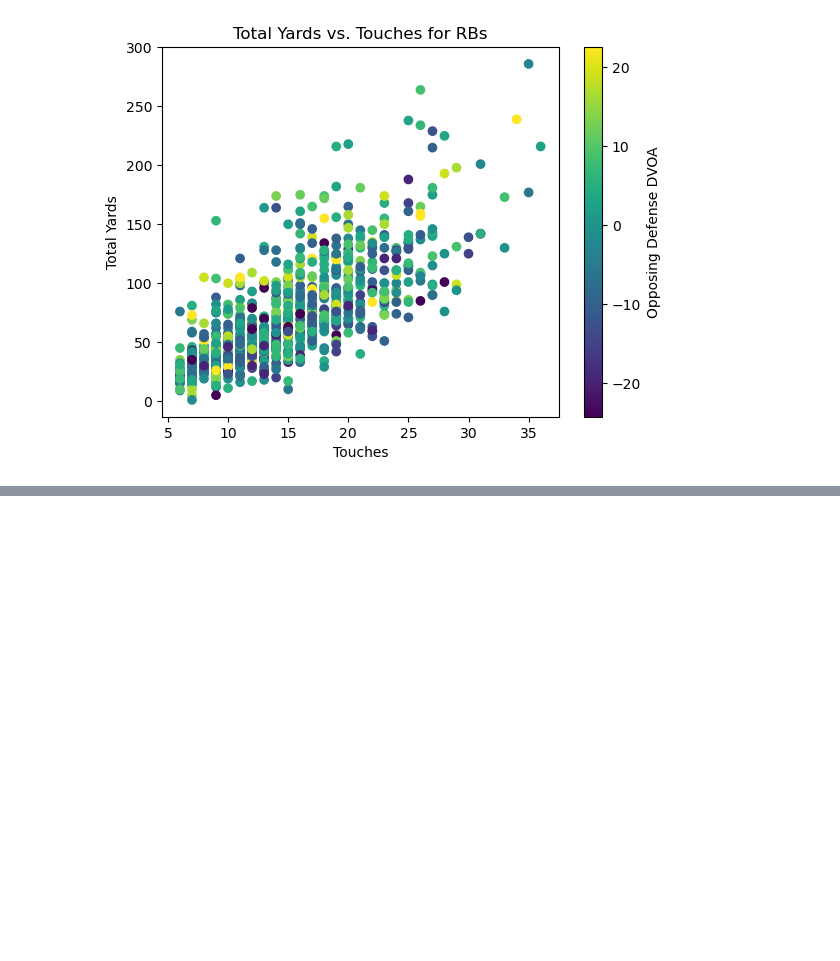
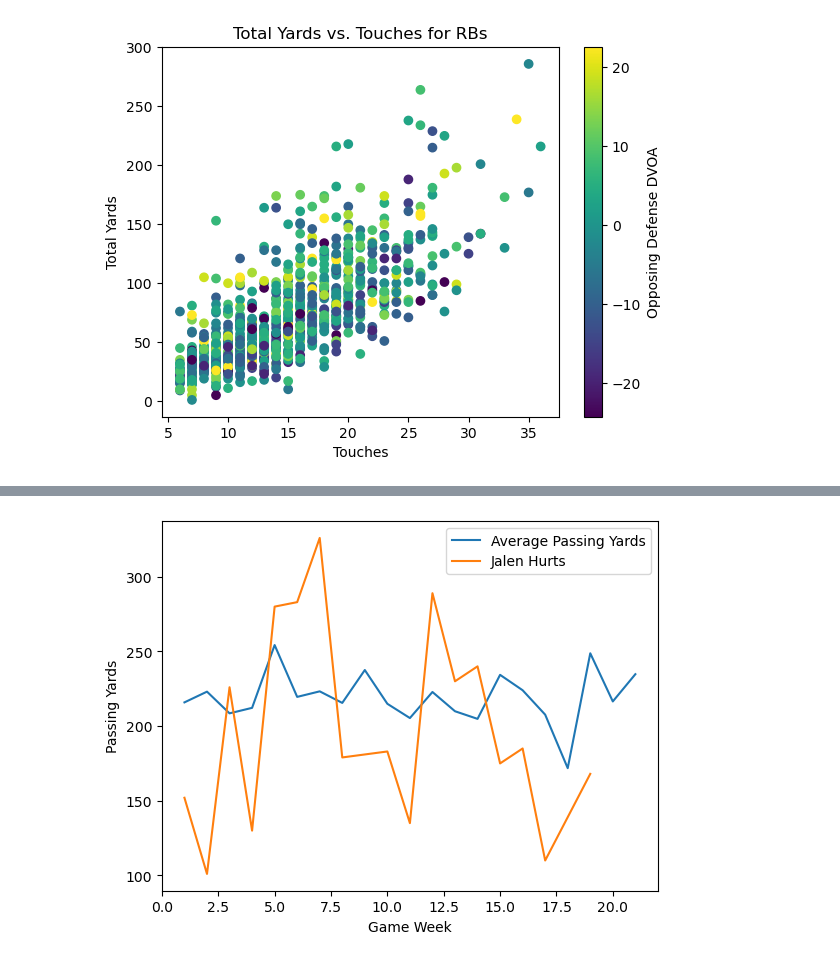
Before and after one commit to ryanjamesyu2/sentiment-performance-connection, a Jupyter notebook: athletic_data_eda.ipynb, the cells around one changed output, grey strips where cells are left out. Drawn from its saved outputs; the diff is of its cells as text; code cells hidden in the pictures; blank space fills up the shorter version.

```diff
--- a/athletic_data_eda.ipynb
+++ b/athletic_data_eda.ipynb
@@ -292,0 +297,5 @@ plt.show()
+# %%
+avg_qb_df = qb_df.groupby('game_week').agg({
+    'stats_passing_pass_yards': 'mean',
+    'stats_passing_pass_td': 'mean'
+}).reset_index()
@@ -292,0 +320,12 @@ plt.show()
+# %%
+# Create df with just Jalen Hurts
+hurts_df = qb_df[qb_df['player_name'] == 'Jalen Hurts']
+# %%
+plt.plot(avg_qb_df['game_week'], avg_qb_df['stats_passing_pass_yards'], label='Average Passing Yards')
+plt.plot(hurts_df['game_week'], hurts_df['stats_passing_pass_yards'], label='Jalen Hurts')
+plt.xlabel('Game Week')
+plt.ylabel('Passing Yards')
+plt.legend()
+plt.show()
+# %% [output]
+[figure, added]
```
Also changed, not shown: parts of 20 cells of this notebook.
